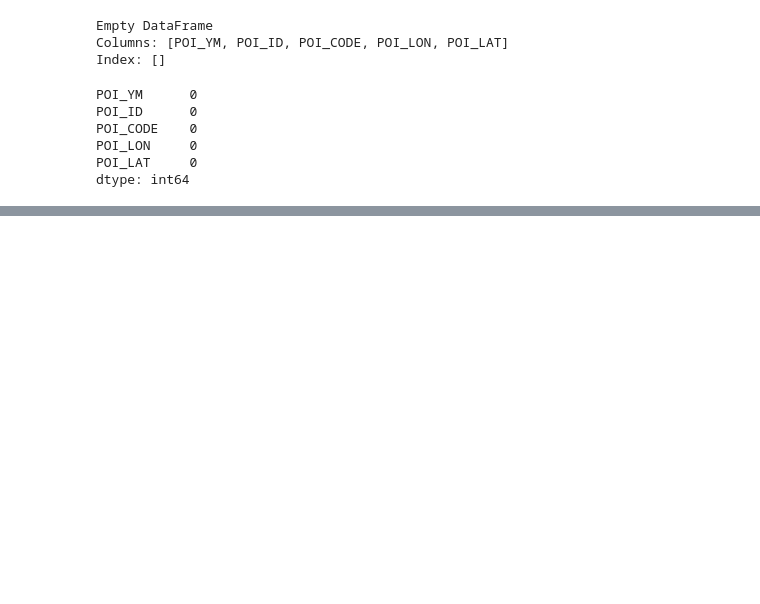
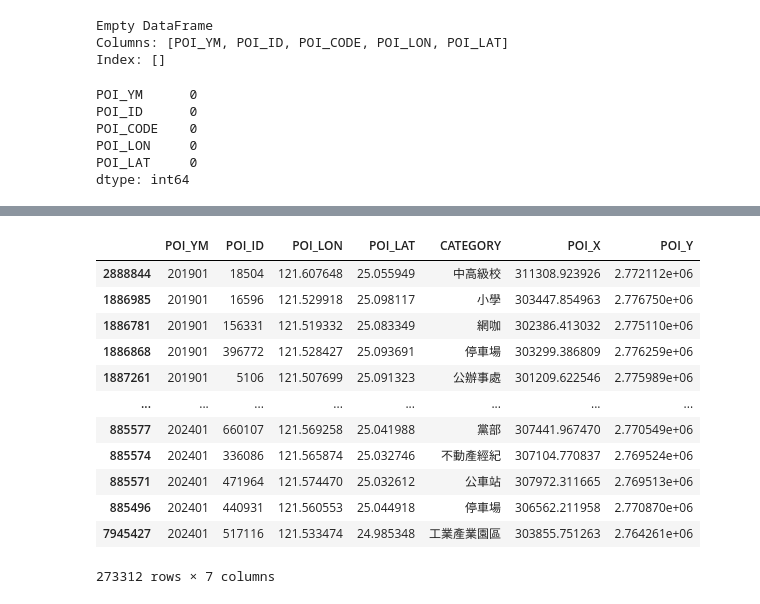
Before and after one commit to huangfishburger/capstone, a Jupyter notebook: main.ipynb, the cells around one changed output, grey strips where cells are left out. Saved outputs shown, nothing was run; the diff lists cells and outputs as text; code cells hidden in the pictures; blank space fills up the shorter version.

```diff
--- a/main.ipynb
+++ b/main.ipynb
@@ -80,0 +91,7 @@ Index: []
+# %%
+# 將 POI_YM_x 欄位名稱改為 POI_YM
+df_merge = df_merge.rename(columns={"POI_YM_x":"POI_YM"})
+# %%
+# 保留 POI_ID 重複資料中 POI_YM 最大的一筆
+df_final = df_merge.sort_values('POI_YM').drop_duplicates('POI_ID', keep='last')
+df_final
@@ -80,0 +112,4 @@ Index: []
+# %%
+# 保留經緯度與分類重複資料中 POI_YM 最大的一筆
+df_final = df_final.sort_values('POI_YM').drop_duplicates(subset=['POI_LAT', 'POI_LON','CATEGORY'], keep='last')
+df_final
@@ -80,0 +132,25 @@ Index: []
+# %%
+# 將經緯度轉換為公尺
+def latlon_to_meters(lat, lon):
+
+    x, y = transform(Proj(init='epsg:4326'), Proj(init='epsg:3826') , lon, lat)
+
+    return x, y
+# %%
+# 呼叫 latlon_to_meters 函數，將 POI_LON 與 POI_LAT 轉換為 POI_X 與 POI_Y
+df_final['POI_X'], df_final['POI_Y'] = latlon_to_meters(df_final['POI_LAT'], df_final['POI_LON'])
+df_final
+# %% [output]
+|  | POI_YM | POI_ID | POI_LON | POI_LAT | CATEGORY | POI_X | POI_Y |
+| 2888844 | 201901 | 18504 | 121.607648 | 25.055949 | 中高級校 | 311308.923926 | 2.772112e+06 |
+| 1886985 | 201901 | 16596 | 121.529918 | 25.098117 | 小學 | 303447.854963 | 2.776750e+06 |
+| 1886781 | 201901 | 156331 | 121.519332 | 25.083349 | 網咖 | 302386.413032 | 2.775110e+06 |
+| 1886868 | 201901 | 396772 | 121.528427 | 25.093691 | 停車場 | 303299.386809 | 2.776259e+06 |
+| 1887261 | 201901 | 5106 | 121.507699 | 25.091323 | 公辦事處 | 301209.622546 | 2.775989e+06 |
+| ... | ... | ... | ... | ... | ... | ... | ... |
+| 885577 | 202401 | 660107 | 121.569258 | 25.041988 | 黨部 | 307441.967470 | 2.770549e+06 |
+| 885574 | 202401 | 336086 | 121.565874 | 25.032746 | 不動產經紀 | 307104.770837 | 2.769524e+06 |
+| 885571 | 202401 | 471964 | 121.574470 | 25.032612 | 公車站 | 307972.311665 | 2.769513e+06 |
+| 885496 | 202401 | 440931 | 121.560553 | 25.044918 | 停車場 | 306562.211958 | 2.770870e+06 |
+| 7945427 | 202401 | 517116 | 121.533474 | 24.985348 | 工業產業園區 | 303855.751263 | 2.764261e+06 |
+273312 rows × 7 columns
```
Also changed, not shown: parts of 11 cells of this notebook, 5 other files.
